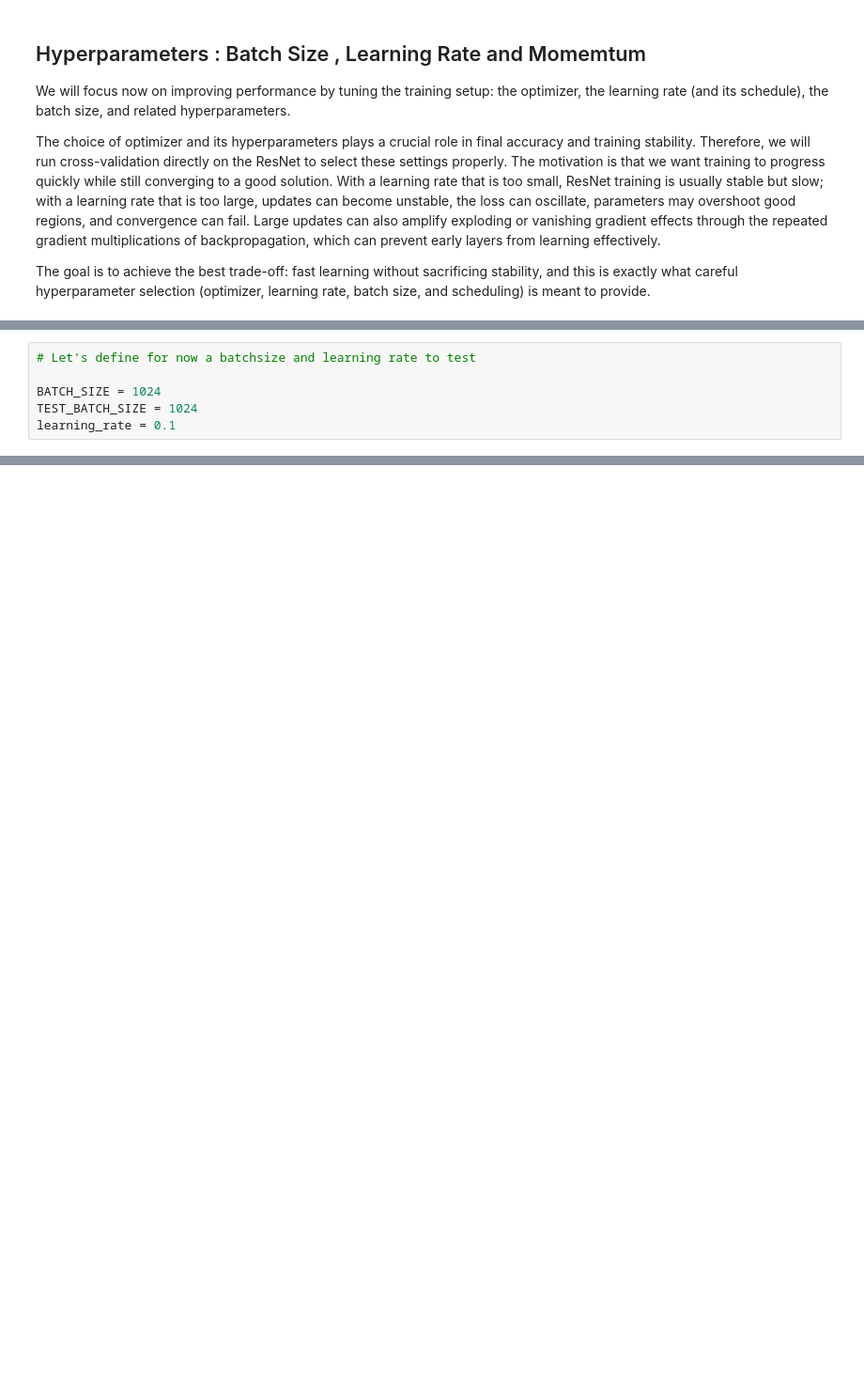
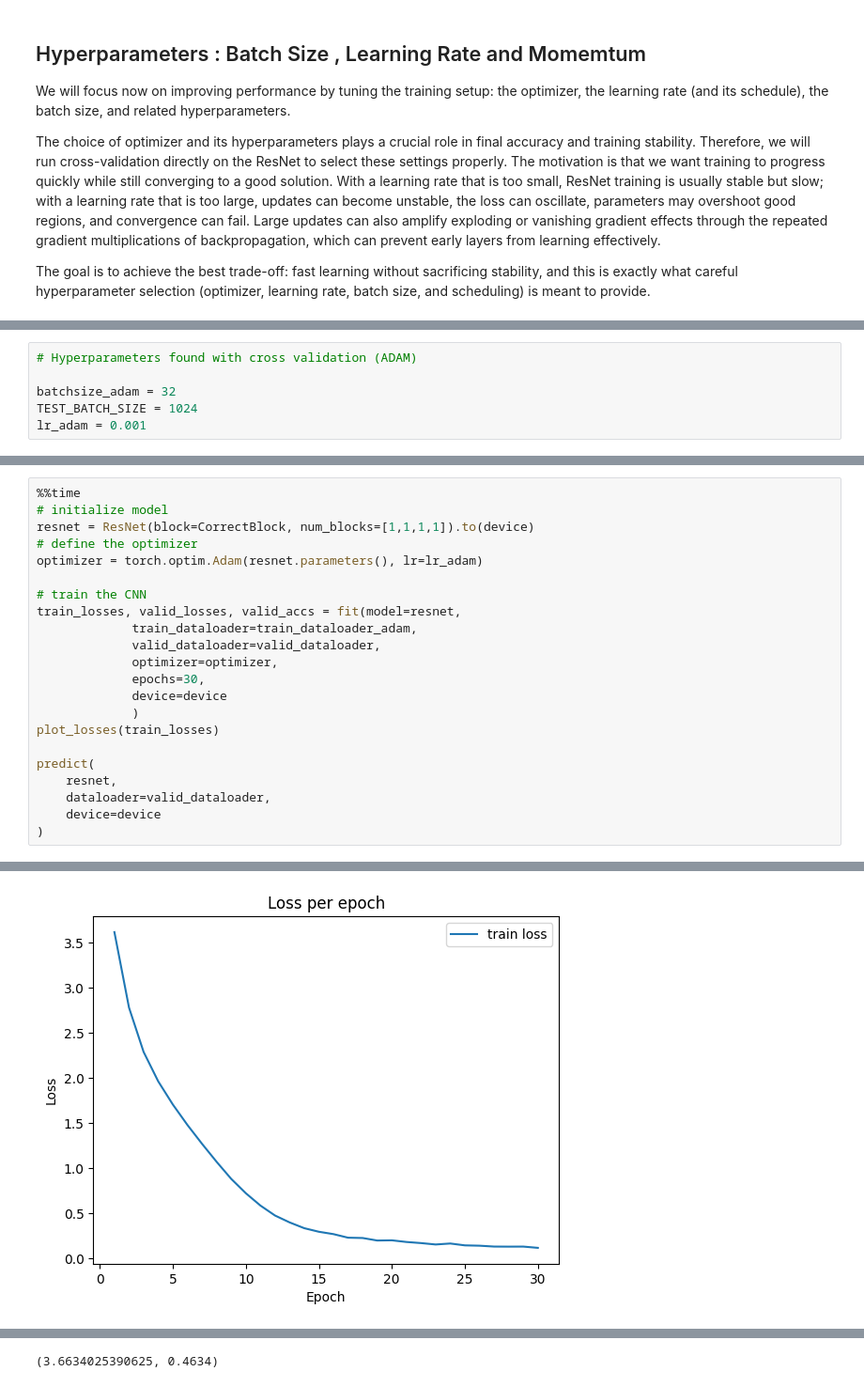
Before and after one commit to XavierMagbi/FundamentalLearningEPFL, a Jupyter notebook: HW3_practice/HW3_practical_ex.ipynb, the cells around one changed output, grey strips where cells are left out. Shown: that part at 94% size. Drawn from its saved outputs; the diff is of its cells as text; blank space fills up the shorter version.

```diff
--- a/HW3_practice/HW3_practical_ex.ipynb
+++ b/HW3_practice/HW3_practical_ex.ipynb
@@ -425,6 +433,0 @@ Epoch 9: Train Loss=2.0116, Validation Loss=3.2708, Validation acc=0.2464
-# %%
-# Let's define for now a batchsize and learning rate to test
-
-BATCH_SIZE = 1024
-TEST_BATCH_SIZE = 1024
-learning_rate = 0.1
@@ -632,0 +589,6 @@ The model has too many parameters! Not allowed to evaluate.
+# %%
+# Hyperparameters found with cross validation (ADAM)
+
+batchsize_adam = 32
+TEST_BATCH_SIZE = 1024
+lr_adam = 0.001
@@ -632,0 +746,23 @@ The model has too many parameters! Not allowed to evaluate.
+# %%
+%%time
+# initialize model
+resnet = ResNet(block=CorrectBlock, num_blocks=[1,1,1,1]).to(device)
+# define the optimizer
+optimizer = torch.optim.Adam(resnet.parameters(), lr=lr_adam)
+
+# train the CNN
+train_losses, valid_losses, valid_accs = fit(model=resnet,
+             train_dataloader=train_dataloader_adam,
+             valid_dataloader=valid_dataloader,
+             optimizer=optimizer,
+             epochs=30,
+             device=device
+             )
+plot_losses(train_losses)
+
+predict(
+    resnet,
+    dataloader=valid_dataloader,
+    device=device
+)
+# %% [output]
@@ -632,0 +786 @@ The model has too many parameters! Not allowed to evaluate.
+[figure, added]
@@ -632,0 +790 @@ The model has too many parameters! Not allowed to evaluate.
+(3.6634025390625, 0.4634)
```
Also changed, not shown: parts of 49 cells of this notebook.
